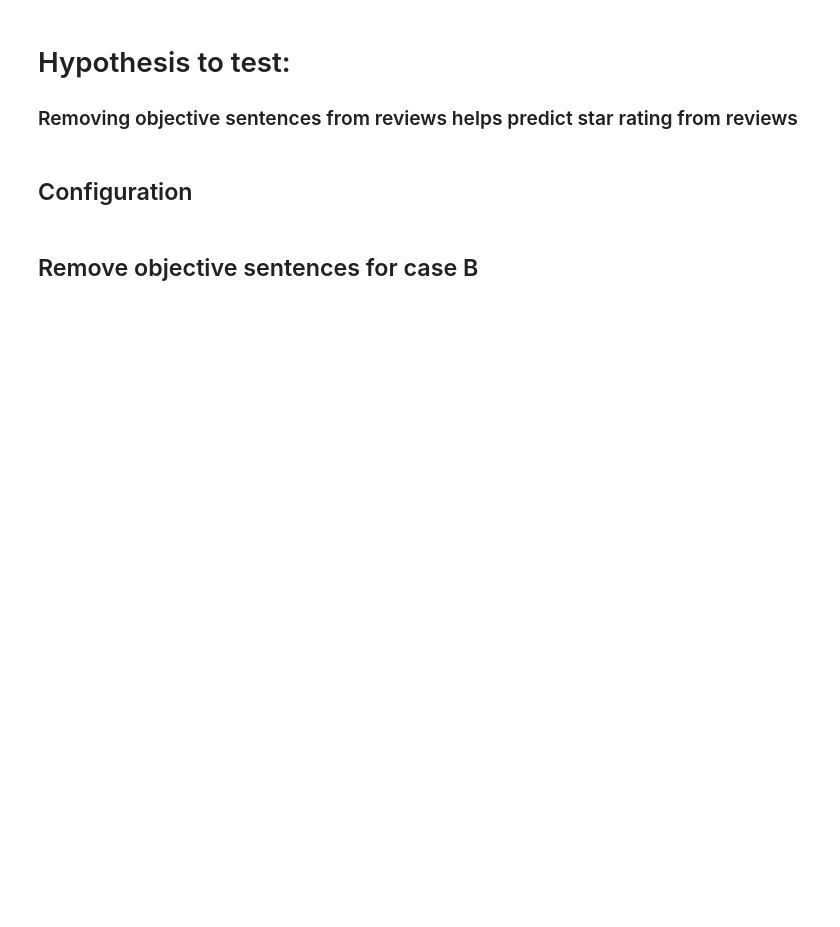
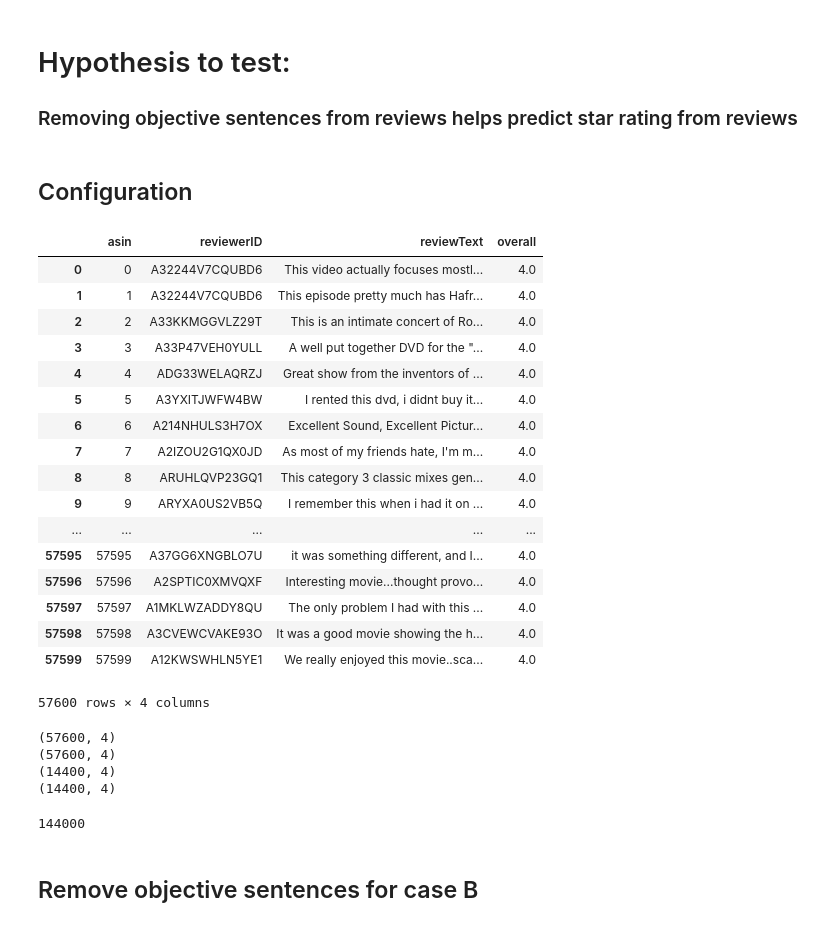
Before and after one commit to j-gd/movie_mood, a Jupyter notebook: src/ab_testing_dev/B_creation.ipynb, the cells around one changed output. Drawn from its saved outputs; the diff is of its cells as text; code cells hidden in the pictures; blank space fills up the shorter version.

```diff
--- a/src/ab_testing_dev/B_creation.ipynb
+++ b/src/ab_testing_dev/B_creation.ipynb
@@ -68,3 +70,37 @@ for i in ['train','test']:
+# %%
+test_dic['train']['positive']
+# %% [output]
+|  | asin | reviewerID | reviewText | overall |
+| 0 | 0 | A32244V7CQUBD6 | This video actually focuses mostl... | 4.0 |
+| 1 | 1 | A32244V7CQUBD6 | This episode pretty much has Hafr... | 4.0 |
+| 2 | 2 | A33KKMGGVLZ29T | This is an intimate concert of Ro... | 4.0 |
+| 3 | 3 | A33P47VEH0YULL | A well put together DVD for the "... | 4.0 |
+| 4 | 4 | ADG33WELAQRZJ | Great show from the inventors of ... | 4.0 |
+| 5 | 5 | A3YXITJWFW4BW | I rented this dvd, i didnt buy it... | 4.0 |
+| 6 | 6 | A214NHULS3H7OX | Excellent Sound, Excellent Pictur... | 4.0 |
+| 7 | 7 | A2IZOU2G1QX0JD | As most of my friends hate, I'm m... | 4.0 |
+| 8 | 8 | ARUHLQVP23GQ1 | This category 3 classic mixes gen... | 4.0 |
+| 9 | 9 | ARYXA0US2VB5Q | I remember this when i had it on ... | 4.0 |
+| ... | ... | ... | ... | ... |
+| 57595 | 57595 | A37GG6XNGBLO7U | it was something different, and I... | 4.0 |
+| 57596 | 57596 | A2SPTIC0XMVQXF | Interesting movie...thought provo... | 4.0 |
+| 57597 | 57597 | A1MKLWZADDY8QU | The only problem I had with this ... | 4.0 |
+| 57598 | 57598 | A3CVEWCVAKE93O | It was a good movie showing the h... | 4.0 |
+| 57599 | 57599 | A12KWSWHLN5YE1 | We really enjoyed this movie..sca... | 4.0 |
+57600 rows × 4 columns
+# %%
+total = 0
+for i in ['train','test']:
+    for j in ['positive','negative']:
+        print(test_dic[i][j].shape)
+        total += test_dic[i][j].shape[0]
+total
+# %% [output]
+(57600, 4)
+(57600, 4)
+(14400, 4)
+(14400, 4)
+144000
 # %%
 # pickle_in = open(data_path
 #                 + 'movie_reviews_144000Pos_Neg_Samples.pkl'
```
Also changed, not shown: parts of 18 cells of this notebook, 2 other files.
